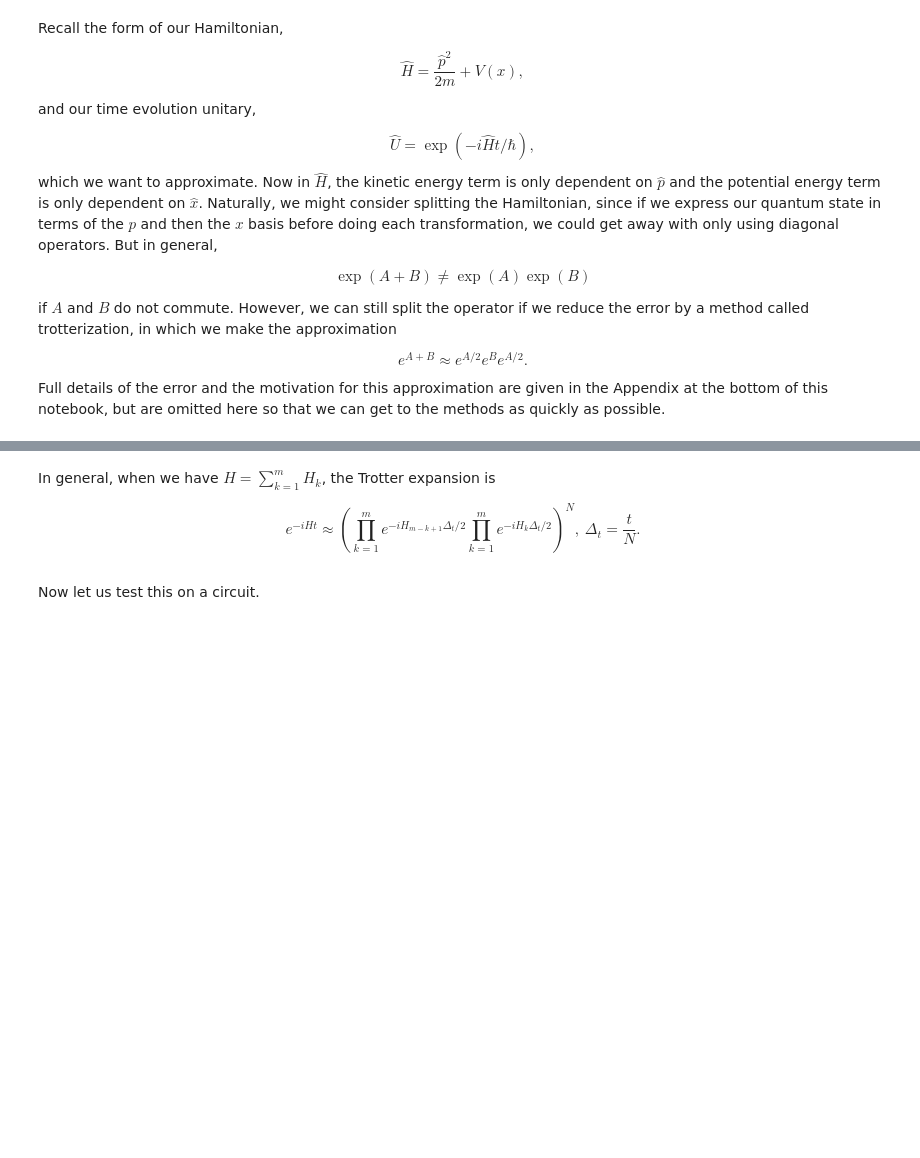
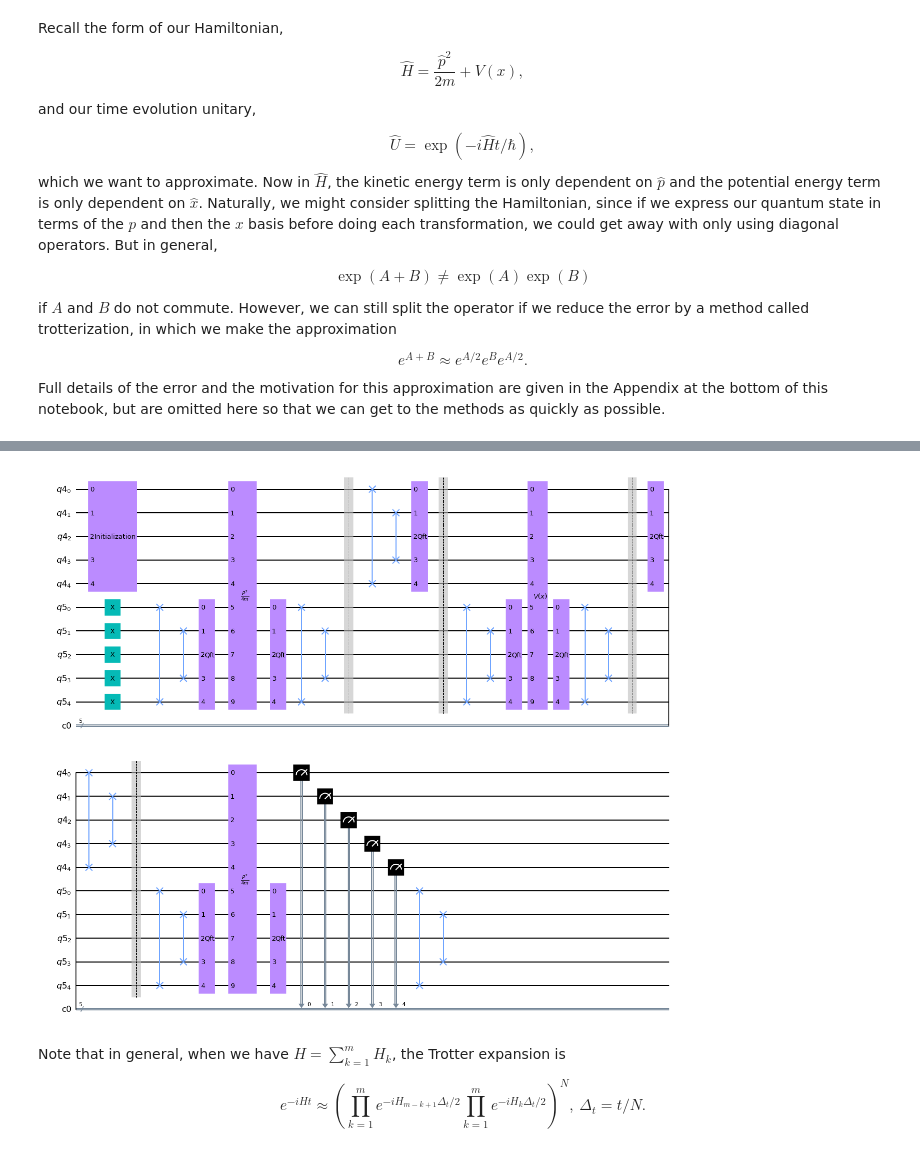
Before and after one commit to QC-UCI/Quantum-Hamiltonian-Simulation, a Jupyter notebook: trotterization.ipynb, the cells around one changed output, grey strips where cells are left out. Drawn from its saved outputs; the diff is of its cells as text; code cells hidden in the pictures; blank space fills up the shorter version.

Commit message:
Trotterization updates

```diff
--- a/trotterization.ipynb
+++ b/trotterization.ipynb
@@ -56,0 +115,21 @@ def second_order_trotter_Hamiltonian(qc, U_p, U_x, qubits):
+# %%
+def second_order_trotter_Hamiltonian(qc, T, V, state_qubits, aux_qubits):
+    """Second-order Trotterization for the evolution of a state.
+
+    Args:
+        qc: QuantumCircuit instance
+        T, V: Functions for T with respect to p and V with respect to x mod 2**len(aux_qubits)
+        state_qubits: qubits storing the state of the wavefunction
+        aux_qubits: auxiliary qubits, with number num_out_qubits as in unitary_f"""
+
+    num_in = len(state_qubits)
+    num_out = len(aux_qubits)
+    exp_unitary_f(qc, state, aux, lambda p:T(p)// 2 % 2**num_out, name=r"$\frac{p^2}{4m}$")
+    qc.barrier()
+    swap_QFT(qc, state_qubits, inverse=False)
+    qc.barrier()
+    exp_unitary_f(qc, state, aux, lambda x:V(x) % 2**num_out, name=r"$V(x)$")
+    qc.barrier()
+    swap_QFT(qc, state_qubits, inverse=True)
+    qc.barrier()
+    exp_unitary_f(qc, state, aux, lambda p:T(p)// 2 % 2**num_out, name=r"$\frac{p^2}{4m}$")
@@ -57,4 +138,25 @@ def second_order_trotter_Hamiltonian(qc, U_p, U_x, qubits):
+# %%
+state = QuantumRegister(n)
+aux = QuantumRegister(n)
+c = ClassicalRegister(n)
+qc = QuantumCircuit(state, aux, c)
+
+#Potential energy V(x).
+def potential(x):
+    return (x-15)**2
+
+#Kinetic energy T(p). Recall that we chose m=1/2, and T=p^2/(2m).
+def kinetic(p):
+    return p**2
+# %%
+qc = QuantumCircuit(state, aux, c)
+qc.x(aux[:])
+second_order_trotter_Hamiltonian(qc, potential, kinetic, state, aux)
+qc.measure(state, c)
+qc.draw('mpl')
+# %% [output]
+[figure, added]
 # %% [markdown]
-In general, when we have $H = \sum^m_{k=1} H_k$, the Trotter expansion is
+Note that in general, when we have $H = \sum^m_{k=1} H_k$, the Trotter expansion is
 
-$$ e^{-iHt} \approx \left(\prod^m_{k=1}e^{-iH_{m-k+1}\Delta_t/2} \prod^m_{k=1}e^{-iH_k\Delta_t/2}\right)^N, ~\Delta_t = \frac{t}{N}.$$
+$$ e^{-iHt} \approx \left(\prod^m_{k=1}e^{-iH_{m-k+1}\Delta_t/2} \prod^m_{k=1}e^{-iH_k\Delta_t/2}\right)^N, ~\Delta_t = t/N.$$
@@ -80,2 +162,0 @@ def trotter_H_k(qc, H_list, N, t, qubits):
-# %% [markdown]
-Now let us test this on a circuit.
```
Also changed, not shown: parts of 14 cells of this notebook.
